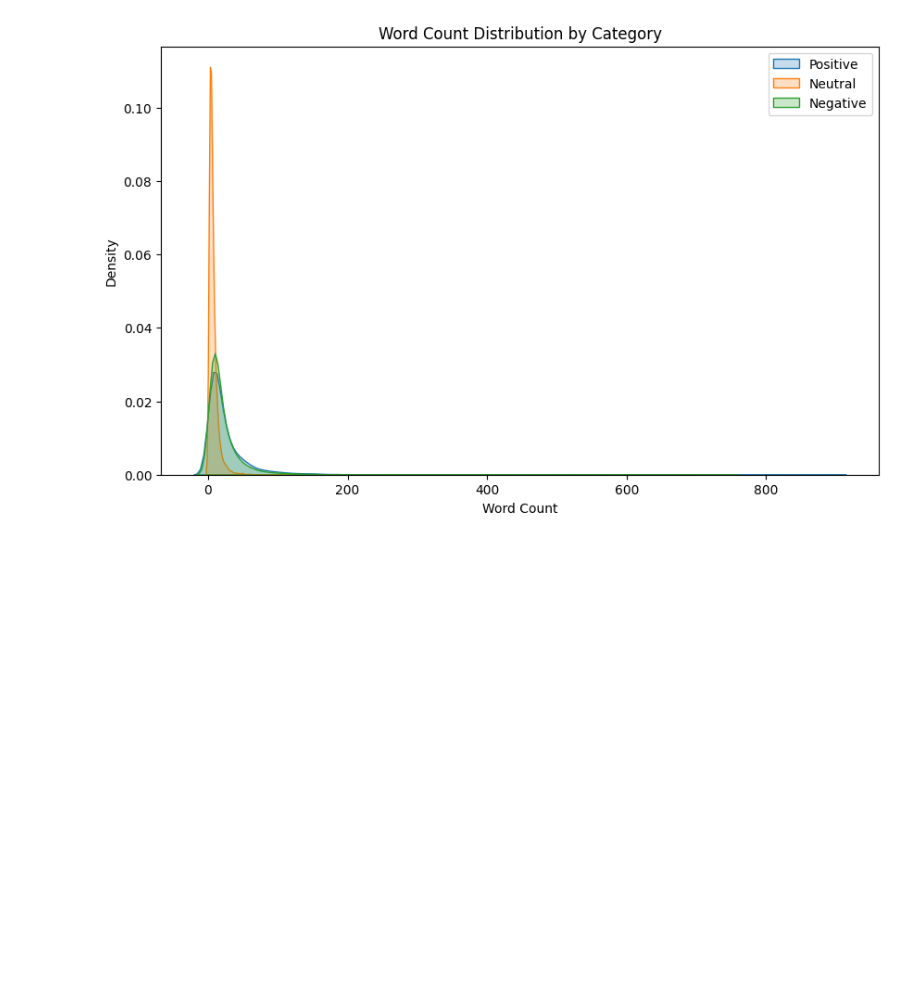
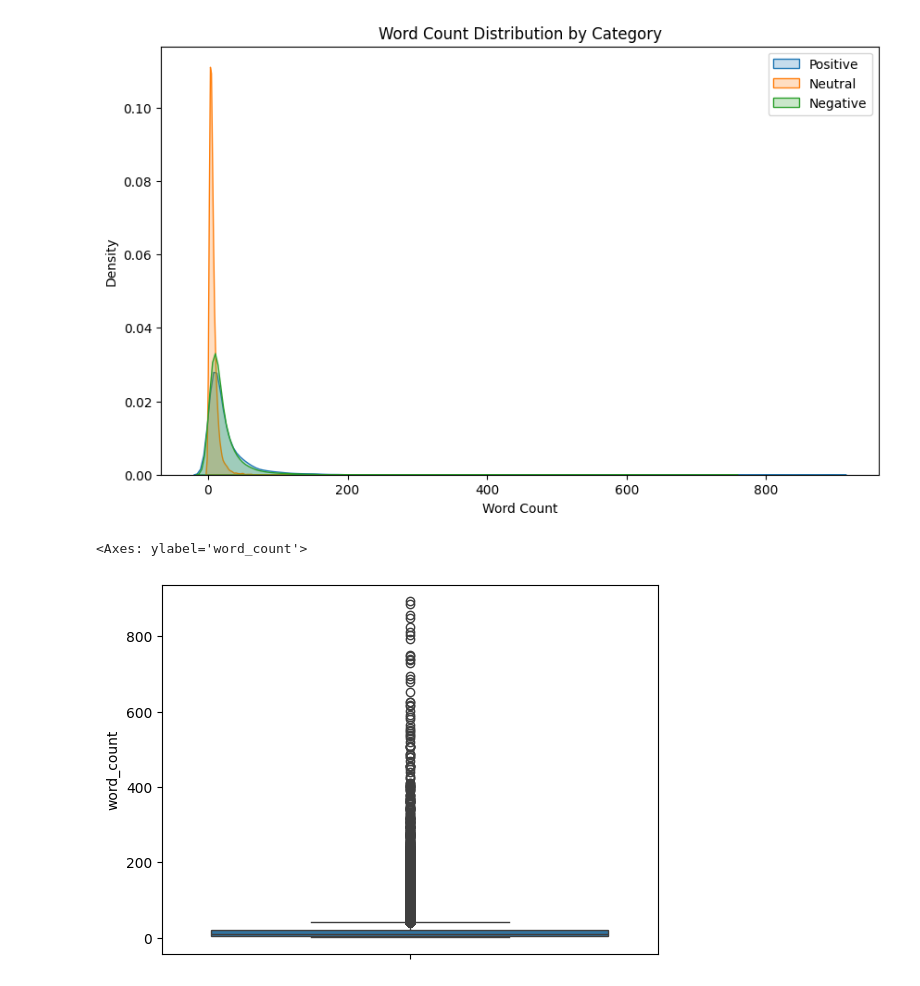
Before and after one commit to mohitrohda/YT_Comment_Sentimental_Analysis-ongoing-, a Jupyter notebook: YT_sentimental_analysis.ipynb, the cells around one changed output. Cells and saved outputs as stored; diff of their text form; code cells hidden in the pictures; blank space fills up the shorter version.

```diff
--- a/YT_sentimental_analysis.ipynb
+++ b/YT_sentimental_analysis.ipynb
@@ -193,3 +193,8 @@ plt.legend()
 plt.show()
 # %% [output]
 [figure]
+# %%
+sns.boxplot(df['word_count'])
+# %% [output]
+<Axes: ylabel='word_count'>
+[figure, added]
```
